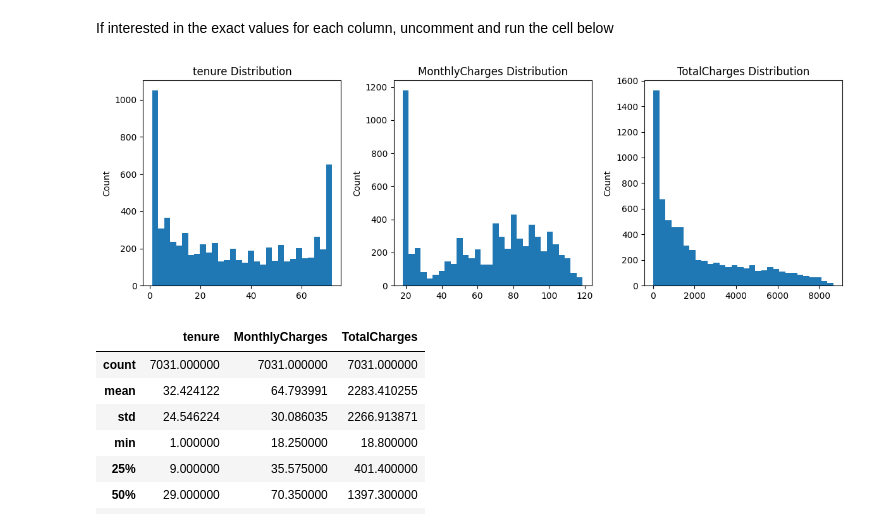
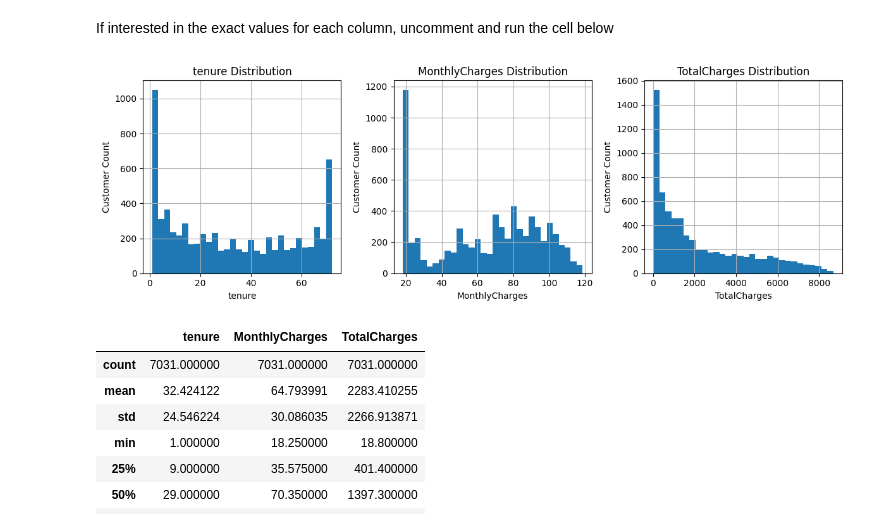
Before and after one commit to UIghodaro/vanilla-NN-Numpy-w-EDA, a Jupyter notebook: Exploratory Data Analysis/EDA.ipynb, the cells around one changed output. Drawn from its saved outputs; the diff is of its cells as text; code cells hidden in the pictures.

```diff
--- a/Exploratory Data Analysis/EDA.ipynb
+++ b/Exploratory Data Analysis/EDA.ipynb
@@ -458,16 +459,18 @@ If interested in the exact values for each column, uncomment and run the cell be
 # %%
 num_cols = df.select_dtypes(include=[np.number]).columns.tolist()
 fig, axes = plt.subplots(1, len(num_cols), figsize=(4*len(num_cols), 4), sharey=False)
 
 for i, c in enumerate(num_cols):
     axes[i].hist(df[c], bins=30)
-    axes[i].set_title(c + ' Distribution')
-    axes[i].set_ylabel('Count')
+    axes[i].set_title(f'{c} Distribution')
+    axes[i].set_ylabel('Customer Count')
+    axes[i].set_xlabel(c)
+    axes[i].grid(True)
 
 plt.tight_layout()
 plt.show()
 # %% [output]
-[figure, old version]
+[figure, new version]
 # %%
 df.describe()
 # %% [output]
```
Also changed, not shown: parts of 21 cells of this notebook.
